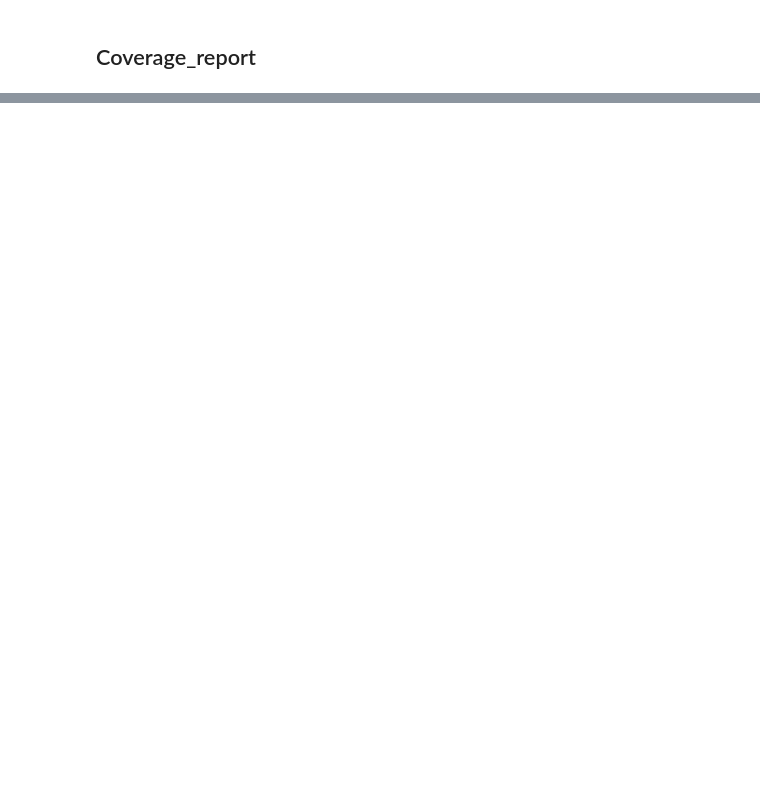
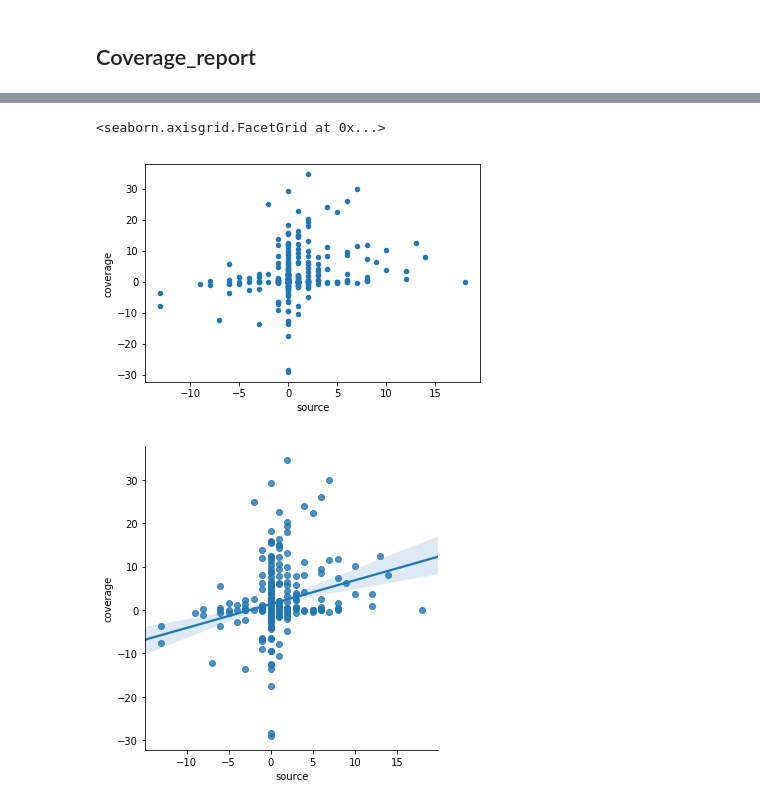
Before and after one commit to sangamk/IncubatorDataAnalyser, a Jupyter notebook: notebooks/GraphCoverage.ipynb, the cells around one changed output, grey strips where cells are left out. Cells and saved outputs as stored; diff of their text form; code cells hidden in the pictures; blank space fills up the shorter version.

```diff
--- a/notebooks/GraphCoverage.ipynb
+++ b/notebooks/GraphCoverage.ipynb
@@ -79,0 +65,3 @@ stat_graph_df
+# %%
+coverage_per_app = coverage_df[(coverage_df.coverage_type == "method")].groupby(["strategy", "app"]).apply(
+    lambda x: x.coverage_percentage.sum() / x.coverage_percentage.count())
@@ -79,0 +89,5 @@ stat_graph_df
+# %%
+
+coverage_with_test_graph = valid_test_graph.groupby(["strategy", "app"]).count().join(coverage_per_app.to_frame(name='coverage')).reset_index()
+# coverage_per_app.head()
+coverage_with_test_graph.head()
@@ -79,0 +121,6 @@ stat_graph_df
+# %%
+random_coverage_with_test_graph = coverage_with_test_graph[(coverage_with_test_graph.strategy == "random")].drop('strategy', 1).set_index('app')
+systematic_coverage_with_test_graph = coverage_with_test_graph[(coverage_with_test_graph.strategy == "systematic")].drop('strategy', 1).set_index('app')
+
+diff_in_coverage_per_app = random_coverage_with_test_graph['coverage'] - systematic_coverage_with_test_graph['coverage']
+diff_in_coverage_per_app.to_frame().head()
@@ -79,0 +135,3 @@ stat_graph_df
+# %%
+diff_in_graph_per_app = random_coverage_with_test_graph['source'] - systematic_coverage_with_test_graph['source']
+diff_in_graph_per_app.to_frame().head()
@@ -79,0 +146,8 @@ stat_graph_df
+# %%
+diff_result = pd.concat([diff_in_graph_per_app.to_frame(), diff_in_coverage_per_app.to_frame()], axis=1, sort=False)
+diff_result.plot.scatter(x='source', y='coverage')
+sns.lmplot(x='source', y='coverage', data=diff_result,fit_reg=True)
+# %% [output]
+<seaborn.axisgrid.FacetGrid at 0x...>
+[figure, added]
+[figure, added]
```
Also changed, not shown: parts of 18 cells of this notebook, 5 other files.
